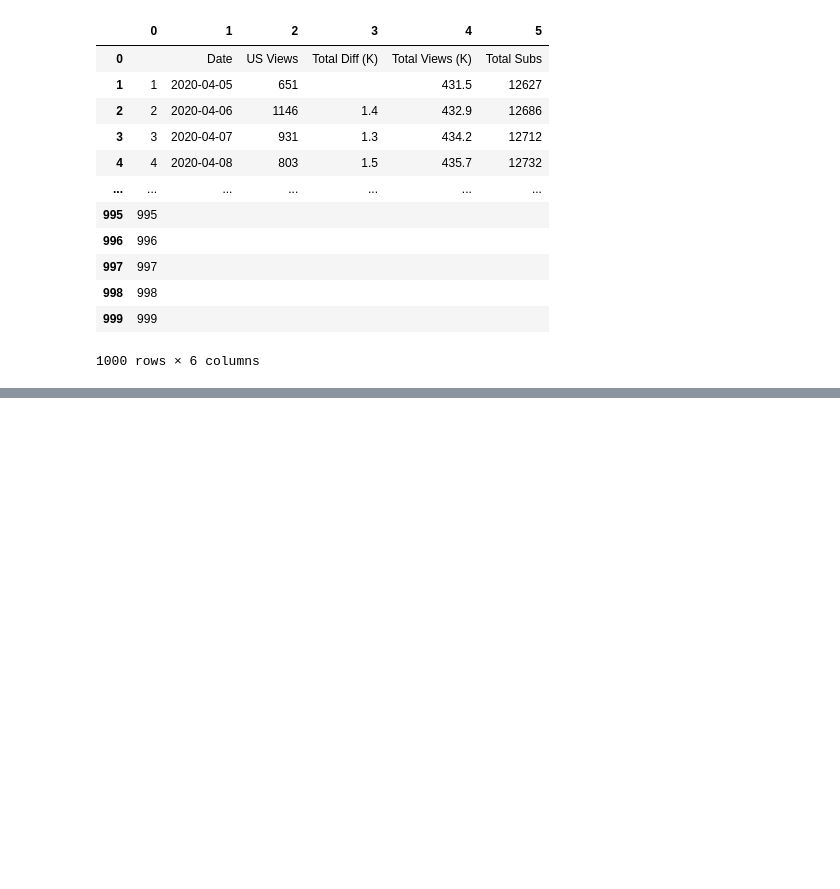
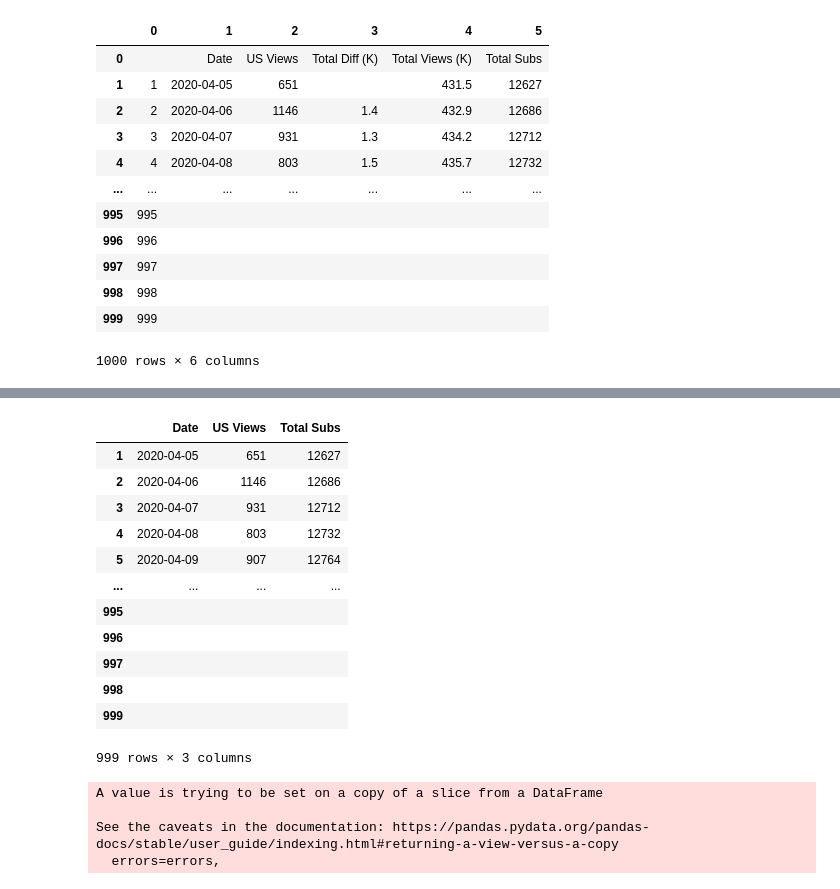
Before and after one commit to kangand/bluematterstats, a Jupyter notebook: dataprep.ipynb, the cells around one changed output, grey strips where cells are left out. Cells and saved outputs as stored; diff of their text form; code cells hidden in the pictures; blank space fills up the shorter version.

```diff
--- a/dataprep.ipynb
+++ b/dataprep.ipynb
@@ -90,0 +92,17 @@ stats.drop()
+# %%
+statsshort=stats[['Date','US Views','Total Subs']]
+statsshort
+# %% [output]
+|  | Date | US Views | Total Subs |
+| 1 | 2020-04-05 | 651 | 12627 |
+| 2 | 2020-04-06 | 1146 | 12686 |
+| 3 | 2020-04-07 | 931 | 12712 |
+| 4 | 2020-04-08 | 803 | 12732 |
+| 5 | 2020-04-09 | 907 | 12764 |
+| ... | ... | ... | ... |
+| 995 |  |  |  |
+| 996 |  |  |  |
+| 997 |  |  |  |
+| 998 |  |  |  |
+| 999 |  |  |  |
+999 rows × 3 columns
@@ -90,0 +111,7 @@ stats.drop()
+# %%
+statsshort.drop(statsshort[(statsshort['US Views']=='') & (statsshort['Total Subs']=='')].index, inplace=True)
+# %% [output]
+A value is trying to be set on a copy of a slice from a DataFrame
+
+See the caveats in the documentation: https://pandas.pydata.org/pandas-docs/stable/user_guide/indexing.html#returning-a-view-versus-a-copy
+  errors=errors,
```
Also changed, not shown: parts of 6 cells of this notebook.
